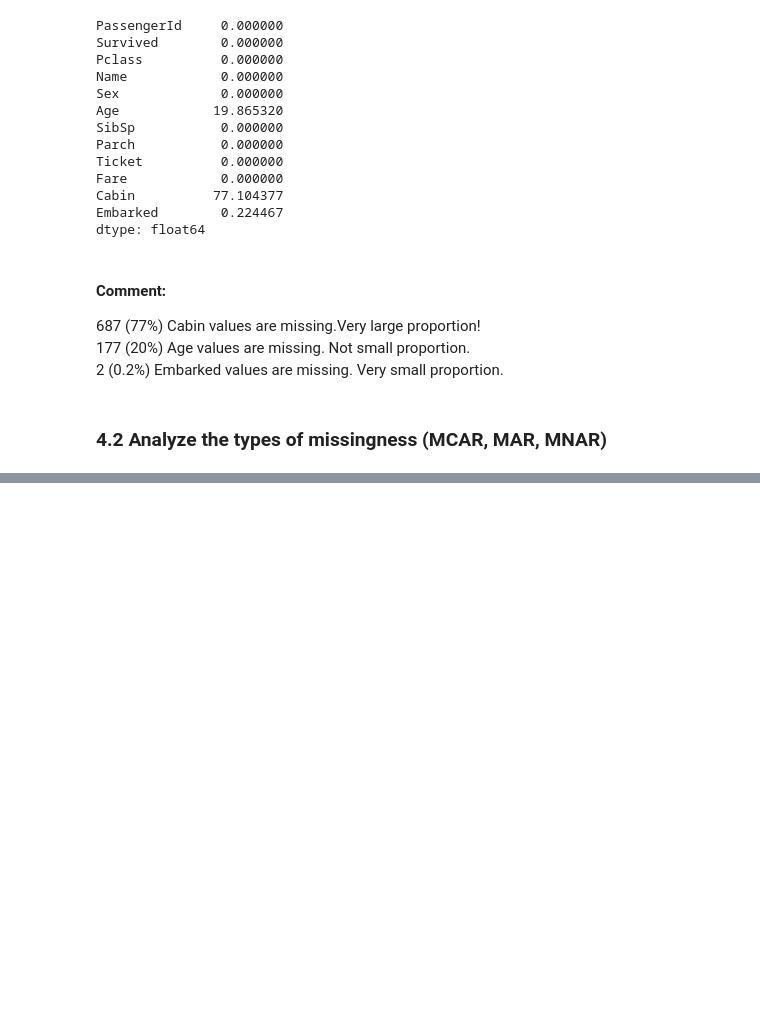
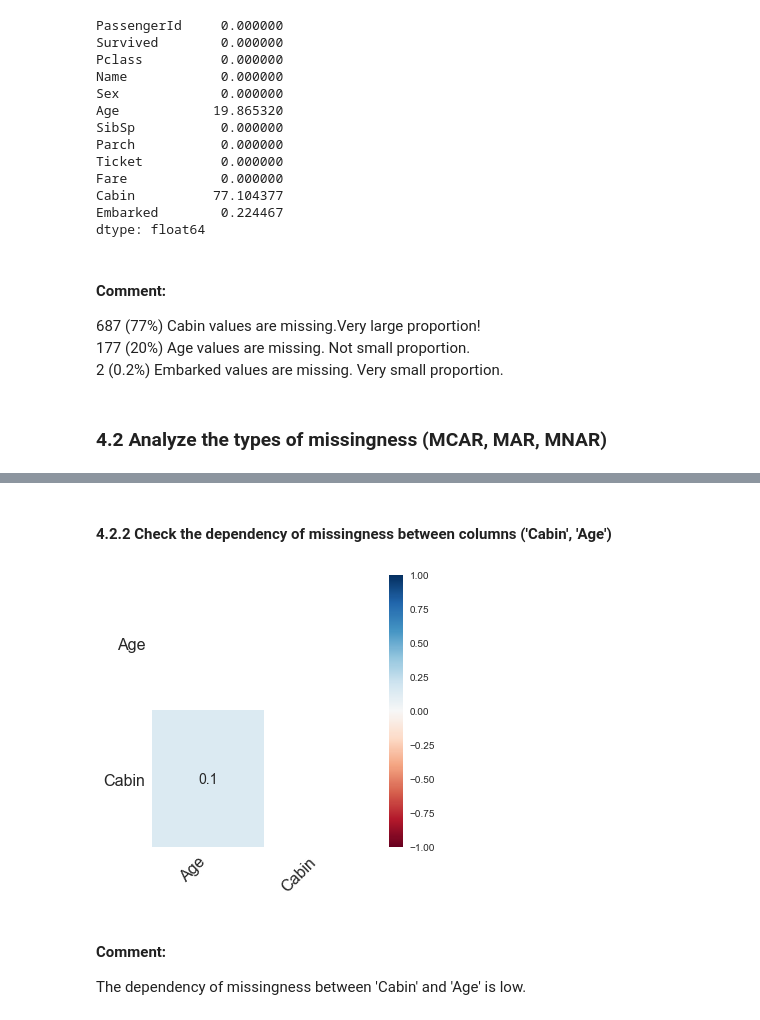
Before and after one commit to Brendalish/titanic, a Jupyter notebook: Dealing with Missing Data.ipynb, the cells around one changed output, grey strips where cells are left out. Cells and saved outputs as stored; diff of their text form; code cells hidden in the pictures; blank space fills up the shorter version.

```diff
--- a/Dealing with Missing Data.ipynb
+++ b/Dealing with Missing Data.ipynb
@@ -241,0 +291,3 @@ Nullity matrix for data sorted by column 'Age'
+# %%
+df['Pure_Digit_Ticket'] = df['Ticket'].apply(str.isdigit)
+missingness_by_value('Cabin', 'Pure_Digit_Ticket', df)
@@ -241,0 +334,9 @@ Nullity matrix for data sorted by column 'Age'
+# %% [markdown]
+#### 4.2.2 Check the dependency of missingness between columns ('Cabin', 'Age')
+# %%
+msno.heatmap(df[['Age', 'Cabin']], figsize=(5,5));
+# %% [output]
+[figure, added]
+# %% [markdown]
+#### Comment:
+The dependency of missingness between 'Cabin' and 'Age' is low.
```
Also changed, not shown: parts of 18 cells of this notebook.
